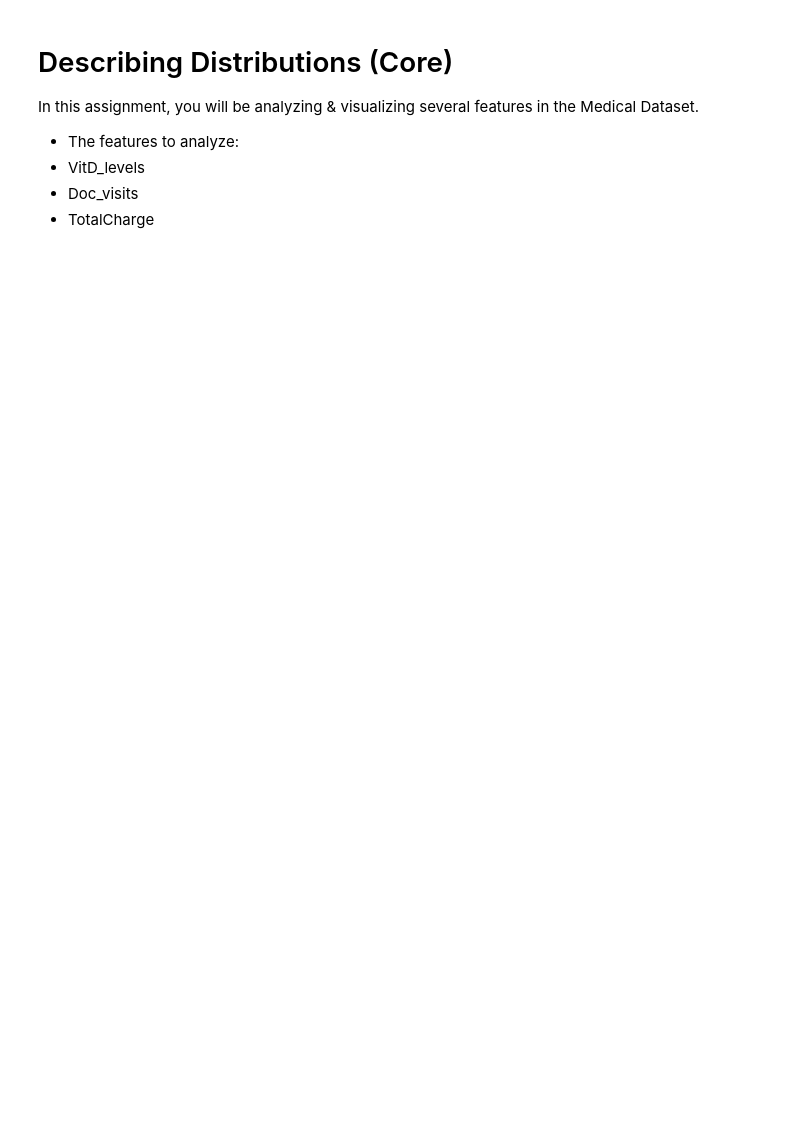
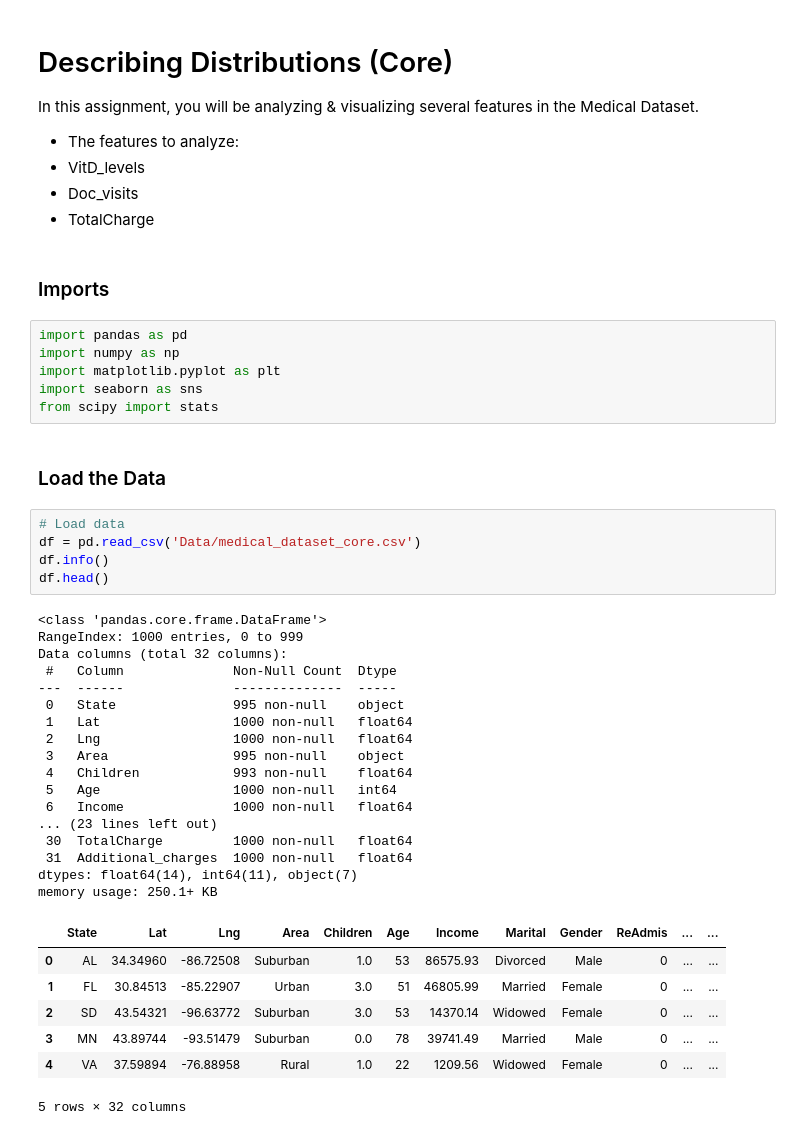
Before and after one commit to Jalicia-Harris/Describing-Distributions--Core-, a Jupyter notebook: Describing Distributions Core.ipynb, the cells around one changed output. Drawn from its saved outputs; the diff is of its cells as text; blank space fills up the shorter version.

```diff
--- a/Describing Distributions Core.ipynb
+++ b/Describing Distributions Core.ipynb
@@ -7,3 +7,43 @@ In this assignment, you will be analyzing & visualizing several features in the
  - VitD_levels
  - Doc_visits
  - TotalCharge
+# %% [markdown]
+### Imports
+# %%
+import pandas as pd
+import numpy as np
+import matplotlib.pyplot as plt
+import seaborn as sns
+from scipy import stats
+# %% [markdown]
+### Load the Data
+# %%
+# Load data
+df = pd.read_csv('Data/medical_dataset_core.csv')
+df.info()
+df.head()
+# %% [output]
+<class 'pandas.core.frame.DataFrame'>
+RangeIndex: 1000 entries, 0 to 999
+Data columns (total 32 columns):
+ #   Column              Non-Null Count  Dtype
+---  ------              --------------  -----
+ 0   State               995 non-null    object
+ 1   Lat                 1000 non-null   float64
+ 2   Lng                 1000 non-null   float64
+ 3   Area                995 non-null    object
+ 4   Children            993 non-null    float64
+ 5   Age                 1000 non-null   int64
+ 6   Income              1000 non-null   float64
+... (23 lines left out)
+ 30  TotalCharge         1000 non-null   float64
+ 31  Additional_charges  1000 non-null   float64
+dtypes: float64(14), int64(11), object(7)
+memory usage: 250.1+ KB
+|  | State | Lat | Lng | Area | Children | Age | Income | Marital | Gender | ReAdmis | ... | ... |
+| 0 | AL | 34.34960 | -86.72508 | Suburban | 1.0 | 53 | 86575.93 | Divorced | Male | 0 | ... | ... |
+| 1 | FL | 30.84513 | -85.22907 | Urban | 3.0 | 51 | 46805.99 | Married | Female | 0 | ... | ... |
+| 2 | SD | 43.54321 | -96.63772 | Suburban | 3.0 | 53 | 14370.14 | Widowed | Female | 0 | ... | ... |
+| 3 | MN | 43.89744 | -93.51479 | Suburban | 0.0 | 78 | 39741.49 | Married | Male | 0 | ... | ... |
+| 4 | VA | 37.59894 | -76.88958 | Rural | 1.0 | 22 | 1209.56 | Widowed | Female | 0 | ... | ... |
+5 rows × 32 columns
```
Also changed, not shown: parts of 14 cells of this notebook.
